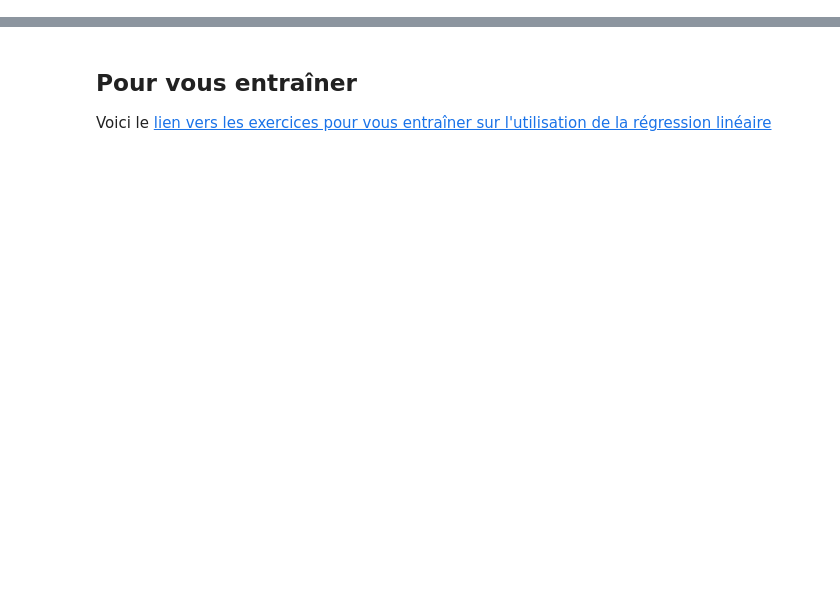
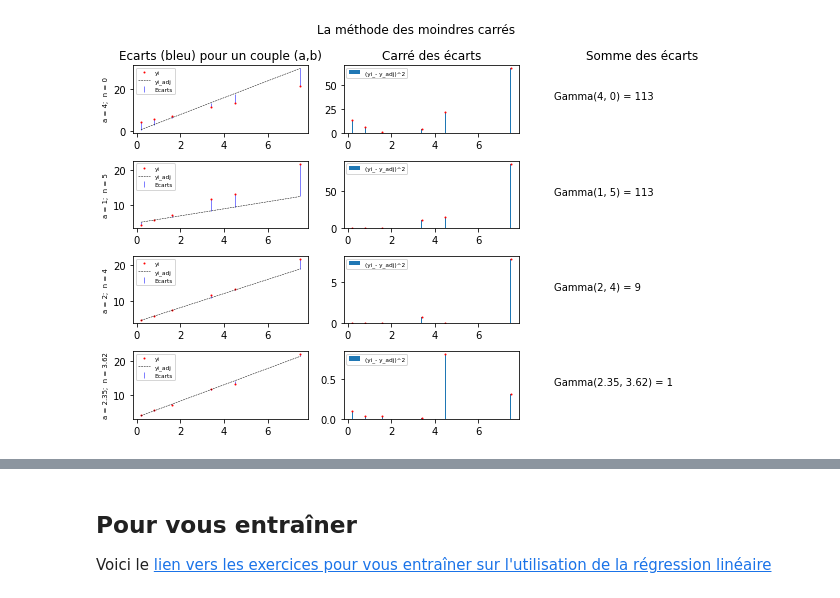
Before and after one commit to pcsi3physiquestan/intro_python, a Jupyter notebook: _sources/notebook/np_polyfit.ipynb, the cells around one changed output, grey strips where cells are left out. Cells and saved outputs as stored; diff of their text form; code cells hidden in the pictures; blank space fills up the shorter version.

```diff
--- a/_sources/notebook/np_polyfit.ipynb
+++ b/_sources/notebook/np_polyfit.ipynb
@@ -64,0 +21,40 @@ On ne trace pas des ajustments affine à tout va. Il est notamment __inutile__ d
+# %%
+import numpy as np
+import matplotlib.pyplot as plt
+
+xi = np.array([0.2, 0.8, 1.6, 3.4, 4.5, 7.5])
+yi = np.array([4.4, 5.7, 7.2, 11.7, 13.3, 21.8])
+
+a = [4, 1, 2, 2.35]
+b = [0, 5, 4, 3.62]
+
+
+f, ax = plt.subplots(4, 3, figsize=(9, 6))
+f.suptitle("La méthode des moindres carrés")
+ax[0, 0].set_title("Ecarts (bleu) pour un couple (a,b)")
+ax[0, 1].set_title("Carré des écarts")
+ax[0, 2].set_title("Somme des écarts")
+
+for i in range(len(a)):
+    ax[i, 0].set_ylabel("a = {};  n = {}".format(a[i], b[i]), fontsize='x-small')
+    ax[i, 0].plot(xi, yi, marker='o', markersize=1, color='red', linestyle='', label='yi')
+    yi_adj = a[i] * xi + b[i]
+    ecm = (yi + yi_adj) / 2
+    ecu = np.abs(yi - yi_adj) / 2
+    ax[i, 0].plot(xi, yi_adj, color='black', linestyle='--', linewidth=0.5, label='yi_adj')
+    ax[i, 0].errorbar(xi, ecm, yerr=ecu, color='blue', linestyle='', label="Ecarts", linewidth=0.5)
+    ax[i, 0].legend(fontsize='xx-small')
+
+    en = (yi - yi_adj) ** 2
+    ax[i, 1].plot(xi, en, linestyle='', marker='o', markersize=1, color="red")
+    ax[i, 1].bar(xi, en, width=.05, label="(yi_- y_adj)^2")
+    ax[i, 1].legend(fontsize='xx-small')
+
+    Gamma = ((yi - (a[i] * xi + b [i])) ** 2).sum()
+    ax[i, 2].set_axis_off()
+    ax[i, 2].text(0, 0.5, "Gamma({}, {}) = {:.0f}".format(a[i], b[i], Gamma))
+
+f.tight_layout()
+plt.show()
+# %% [output]
+[figure, added]
```
Also changed, not shown: parts of 3 cells of this notebook, 26 other files.
